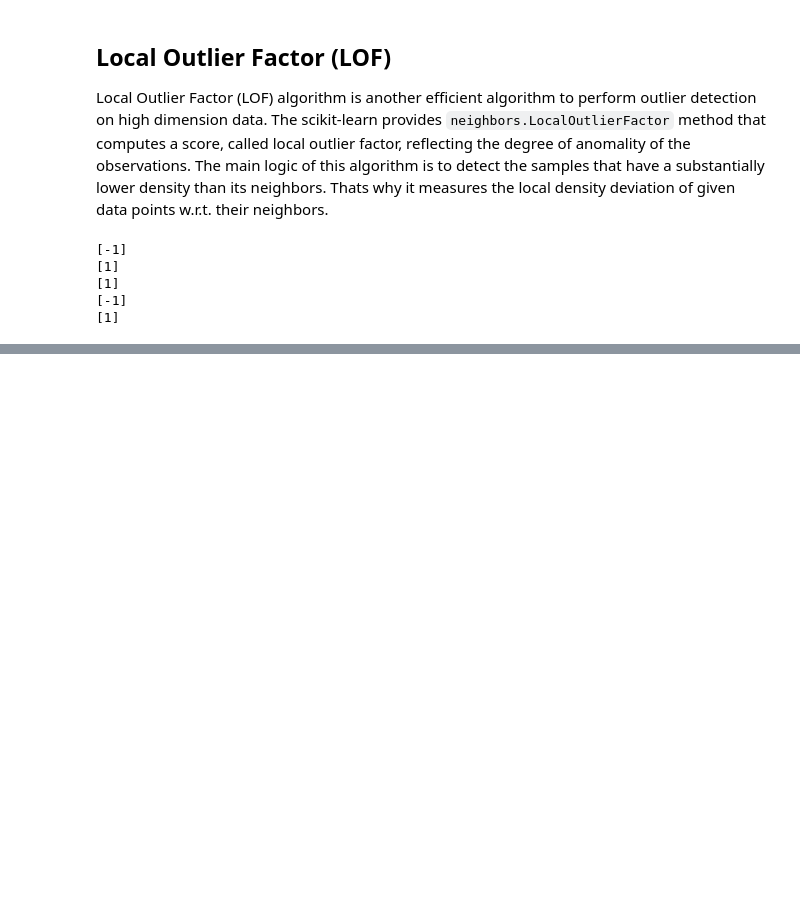
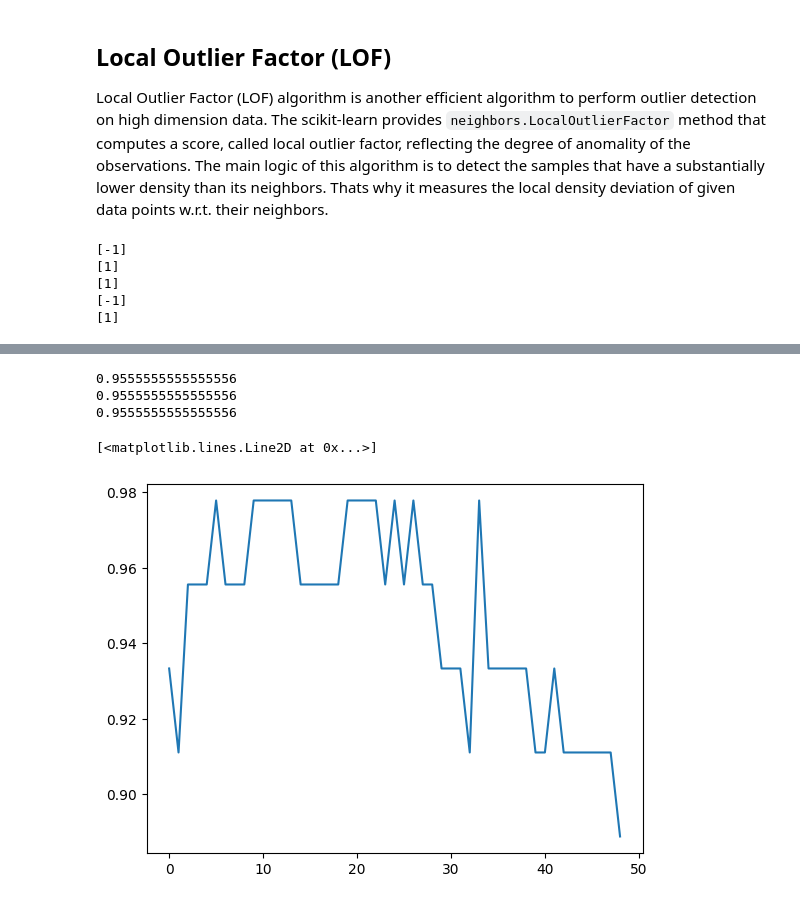
Before and after one commit to atoraby/scikit-learn, a Jupyter notebook: sklearn.ipynb, the cells around one changed output, grey strips where cells are left out. Saved outputs shown, nothing was run; the diff lists cells and outputs as text; code cells hidden in the pictures; blank space fills up the shorter version.

```diff
--- a/sklearn.ipynb
+++ b/sklearn.ipynb
@@ -632,0 +664,37 @@ print(lo.predict([[-6,4]]))
+# %%
+from sklearn.neighbors import KNeighborsClassifier
+from sklearn.datasets import load_iris
+from sklearn.model_selection import train_test_split
+data = load_iris()
+y = data.target
+X = data.data
+x_train, x_test, y_train, y_test = train_test_split(X,y, test_size=0.3,train_size=0.7)
+knn_classifier = KNeighborsClassifier(algorithm="brute")
+knn_classifier.fit(x_train,y_train)
+print(knn_classifier.score(x_test,y_test))
+
+knn_classifier2 = KNeighborsClassifier(algorithm="ball_tree")
+knn_classifier2.fit(x_train,y_train)
+print(knn_classifier2.score(x_test,y_test))
+
+knn_classifier3 = KNeighborsClassifier(algorithm="kd_tree")
+knn_classifier3.fit(x_train,y_train)
+print(knn_classifier3.score(x_test,y_test))
+# As you can see, the prediction score does not change by changing different neighbors algorithms.
+# %% [output]
+0.9555555555555556
+0.9555555555555556
+0.9555555555555556
+# %%
+# However, changing the n_neighbors parameter causes different accuracy
+import matplotlib.pyplot as plt
+x = []
+for n in range(1,50):
+    knn_classifier = KNeighborsClassifier(n_neighbors=n)
+    knn_classifier.fit(x_train,y_train)
+    x.append(knn_classifier.score(x_test,y_test))
+fix, axes = plt.subplots(1,1)
+axes.plot(x)
+# %% [output]
+[<matplotlib.lines.Line2D at 0x...>]
+[figure, added]
```
Also changed, not shown: parts of 4 cells of this notebook.
